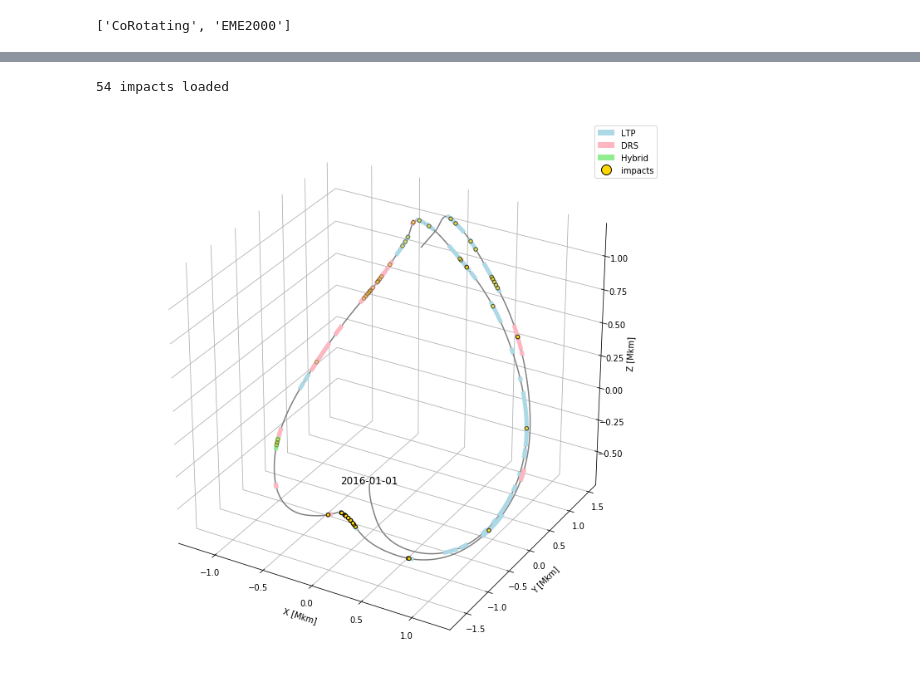
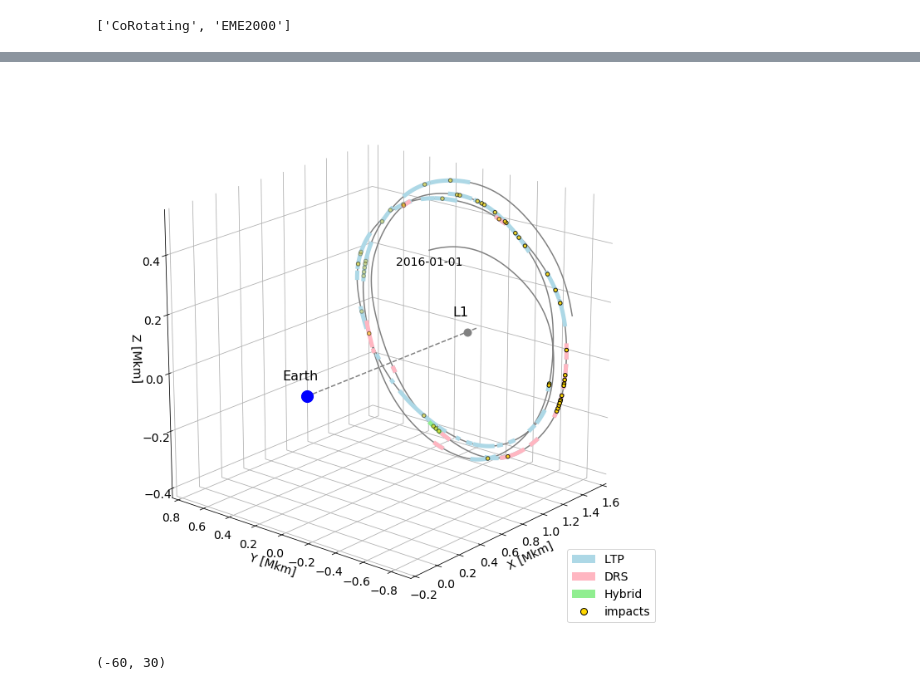
Before and after one commit to tlittenberg/LISAPathfinder, a Jupyter notebook: scripts/Analysis/scripts/ephemeris_plots.ipynb, the cells around one changed output, grey strips where cells are left out. Saved outputs shown, nothing was run; the diff lists cells and outputs as text; code cells hidden in the pictures.

```diff
--- a/scripts/Analysis/scripts/ephemeris_plots.ipynb
+++ b/scripts/Analysis/scripts/ephemeris_plots.ipynb
@@ -57,7 +72,7 @@ list(fe.keys())
 # %% [output]
 ['CoRotating', 'EME2000']
 # %%
-dataset = fe['EME2000']
+dataset = fe['CoRotating']
 dat = dataset[...]
 gps = dat[0,0,...]
 gpsStart =((datetime.datetime.strptime('2016-01-01','%Y-%m-%d')-datetime.datetime(1970,1,1)).total_seconds())-315964783
@@ -83,17 +98,3 @@ plt.legend(('X','Y','Z'),loc = 'upper left',bbox_to_anchor=(1,1))
-# %%
-# load impact data
-impFiles = glob.glob(BASE_DIR + dataDir + '/ONLY_IMPACTS/*_grs1.pickle')
-imps = []
-for idx,impFile in enumerate(impFiles):
-    imp = impactClass(impFile, dataDir = dataDir, BASE_DIR = BASE_DIR)
-    if imp.isImpact :
-        imp.SCtoSun()
-        imp.findSkyAngles()
-        imps.append(imp)
-
-print('%d impacts loaded' % len(imps))
-# %% [output]
-54 impacts loaded
 # %%
 # load segment data
 drs = loadSegmentFile(BASE_DIR + dataDir + '/observed_times/DRSlistDec.txt')
@@ -132,40 +133,50 @@ for ii in range(0,len(drsPlot['starts'])):
 for ii in range(0,len(hybridPlot['starts'])):
     startIdx = np.argmin(np.abs(gps-hybridPlot['starts'][ii]))
     stopIdx = np.argmin(np.abs(gps-hybridPlot['stops'][ii]))
     ax.plot(X[startIdx:stopIdx],Y[startIdx:stopIdx],Z[startIdx:stopIdx],label='LTP',color='lightgreen',linewidth=5.0,zorder=-1)
 
 ax.scatter(xImp[...,0], xImp[...,1], xImp[...,2], s=20,facecolor = 'gold', edgecolor='black', marker='o',zorder=0)
+ax.plot((0.05,1.6),(0,0),(0,0),color='gray',linestyle = '--',zorder=1)
+ax.scatter(0,0,0,s=200,facecolor = 'blue', marker = 'o',zorder=2)
+ax.text(0,0.05,0.05,'Earth',fontsize=16,horizontalalignment='center')
+ax.scatter(1.5,0,0,s=80,facecolor = 'gray', marker = 'o',zorder=2)
+ax.text(1.5,0.05,0.05,'L1',fontsize=16,horizontalalignment='center')
+
+ax.text(X[0], Y[0], Z[0]-0.05, '2016-01-01',fontsize=14,horizontalalignment='center')
 
 
-ax.text(X[0], Y[0], Z[0], '2016-01-01',fontsize=12,horizontalalignment='center')
-
-
-ax.set_xlabel('X [Mkm]')
-ax.set_ylabel('Y [Mkm]')
-ax.set_zlabel('Z [Mkm]')
+ax.set_xlabel('X [Mkm]',fontsize=14)
+ax.set_ylabel('Y [Mkm]',fontsize=14)
+ax.set_zlabel('Z [Mkm]',fontsize=14)
 
 
 handles = []
 handles.append(Polygon([(0,0),(10,0),(0,-10)],facecolor='lightblue',label='LTP'))
 handles.append(Polygon([(0,0),(10,0),(0,-10)],facecolor='lightpink',label='DRS'))
 handles.append(Polygon([(0,0),(10,0),(0,-10)],facecolor='lightgreen',label='Hybrid'))
 handles.append(mlines.Line2D([], [], linestyle='none', markerfacecolor='gold',
-                             markeredgecolor = 'black',marker='o',markersize=12, label='impacts'))
+                             markeredgecolor = 'black',marker='o',markersize=8, label='impacts'))
 #handles.append(Circle((0,0),facecolor='gold',edgecolor = 'black',label='impacts'))
-plt.legend(handles = handles, loc = 'best')
+plt.legend(handles = handles, loc = 'lower right',fontsize=14)
 
 ax.xaxis.pane.fill = False
 ax.yaxis.pane.fill = False
 ax.zaxis.pane.fill = False
 
 # Now set color to white (or whatever is "invisible")
 ax.xaxis.pane.set_edgecolor('w')
 ax.yaxis.pane.set_edgecolor('w')
 ax.zaxis.pane.set_edgecolor('w')
+ax.tick_params(axis='both',labelsize=14)
 
+plt.xlim(-0.2,1.6)
+ax.view_init(20,220)
 fig.set_size_inches(12,12)
 plt.show()
-
 fig.savefig(BASE_DIR + plotDir + '/ephemeris.eps', format = 'eps',bbox_inches='tight')
 # %% [output]
-[figure, old version]
+[figure, new version]
+# %%
+ax.azim, ax.elev
+# %% [output]
+(-60, 30)
```
Also changed, not shown: parts of 3 cells of this notebook, 5 other files.
